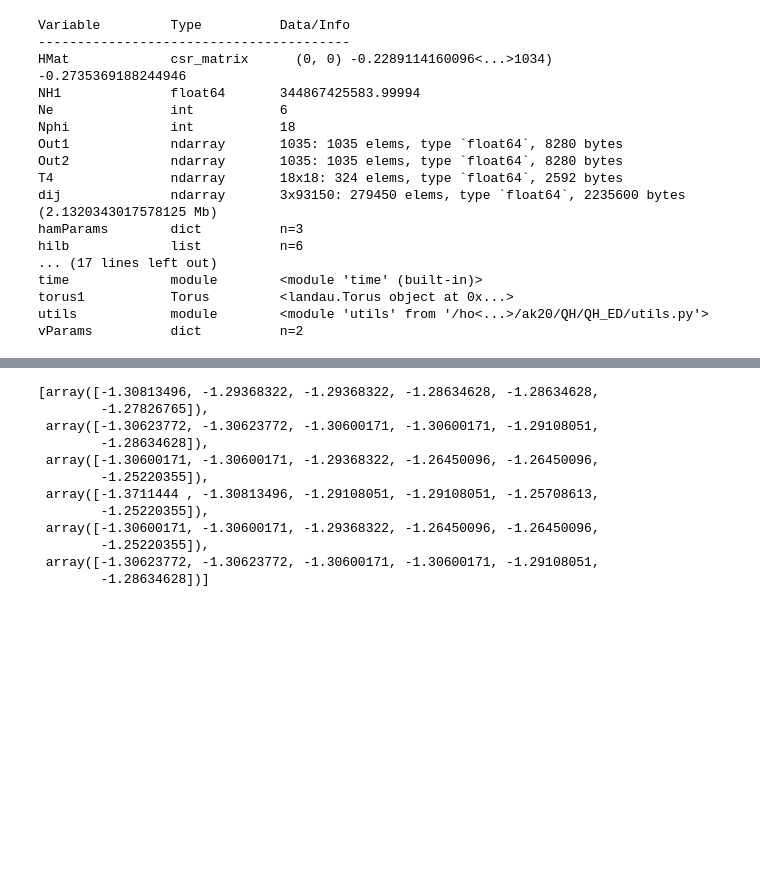
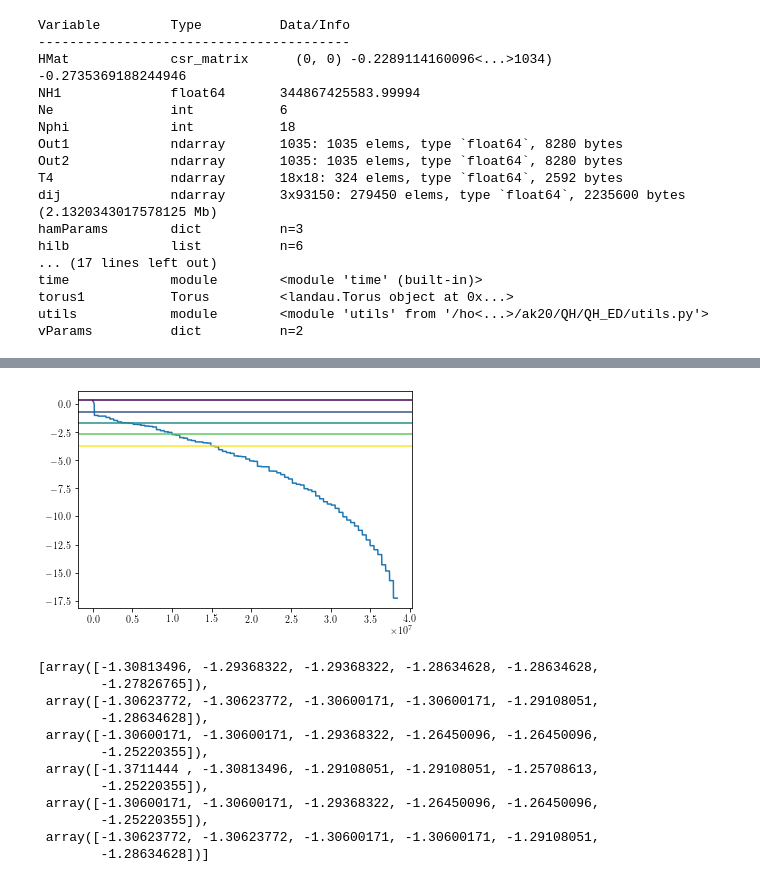
Before and after one commit to akshaykri/QH_ED, a Jupyter notebook: QH_ED1.ipynb, the cells around one changed output, grey strips where cells are left out. Saved outputs shown, nothing was run; the diff lists cells and outputs as text; code cells hidden in the pictures; blank space fills up the shorter version.

```diff
--- a/QH_ED1.ipynb
+++ b/QH_ED1.ipynb
@@ -533,3 +588,10 @@ vParams          dict          n=2
+# %%
+f, ax = plt.subplots()
+ax.plot(100*np.arange(len(peep[::100])), peep[::100])
+for m in range(5):
+    ax.axhline(peep[0]-m, color = plt.cm.viridis(m/4))
+# %% [output]
+[figure, added]
 # %%
 # %%timeit
 M = [None]*Ne
```
Also changed, not shown: parts of 11 cells of this notebook, 1 other file.
